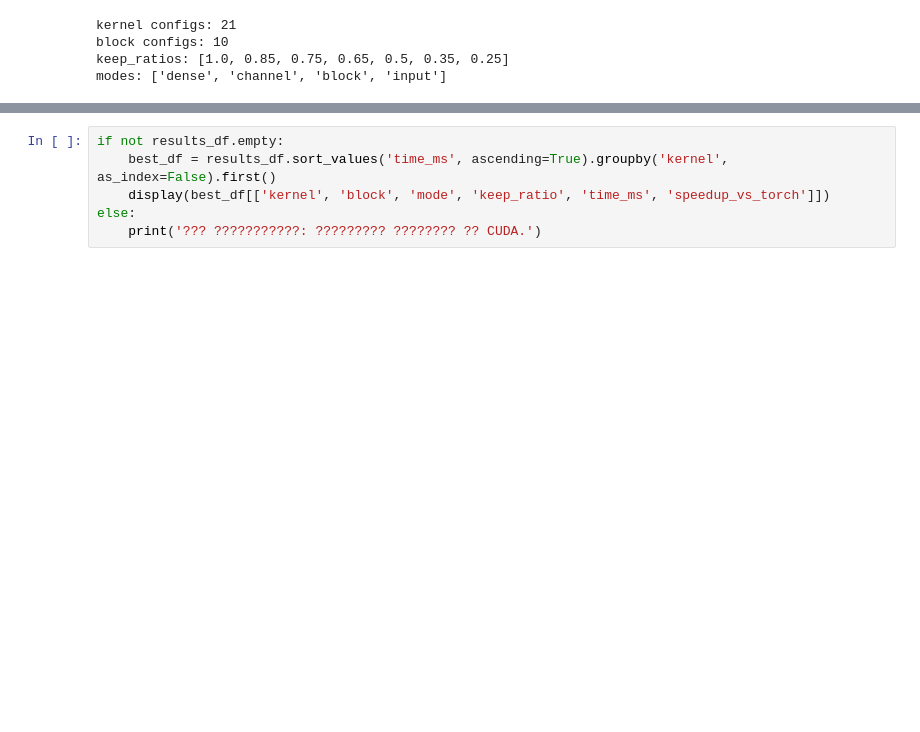
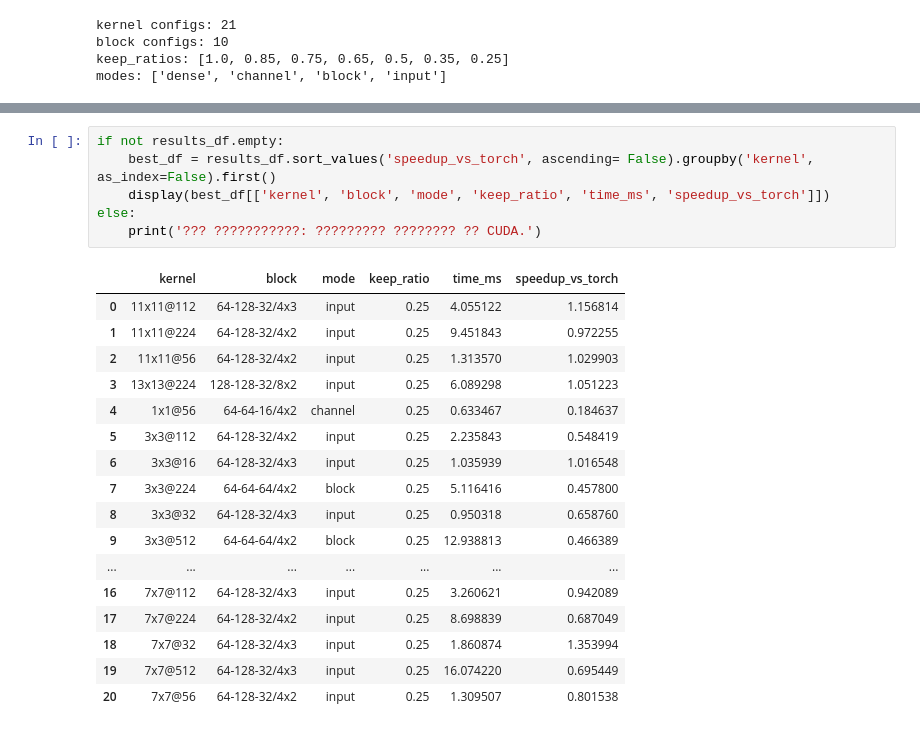
Before and after one commit to manzhura/conv2d-img2col-gemm, a Jupyter notebook: notebooks/sparsity_kernel_search.ipynb, the cells around one changed output, grey strips where cells are left out. Cells and saved outputs as stored; diff of their text form; blank space fills up the shorter version.

```diff
--- a/notebooks/sparsity_kernel_search.ipynb
+++ b/notebooks/sparsity_kernel_search.ipynb
@@ -230,9 +242,27 @@ KeyboardInterrupt
 # %%
 if not results_df.empty:
-    best_df = results_df.sort_values('time_ms', ascending=True).groupby('kernel', as_index=False).first()
+    best_df = results_df.sort_values('speedup_vs_torch', ascending= False).groupby('kernel', as_index=False).first()
     display(best_df[['kernel', 'block', 'mode', 'keep_ratio', 'time_ms', 'speedup_vs_torch']])
 else:
     print('??? ???????????: ????????? ???????? ?? CUDA.')
+# %% [output]
+|  | kernel | block | mode | keep_ratio | time_ms | speedup_vs_torch |
+| 0 | 11x11@112 | 64-128-32/4x3 | input | 0.25 | 4.055122 | 1.156814 |
+| 1 | 11x11@224 | 64-128-32/4x2 | input | 0.25 | 9.451843 | 0.972255 |
+| 2 | 11x11@56 | 64-128-32/4x2 | input | 0.25 | 1.313570 | 1.029903 |
+| 3 | 13x13@224 | 128-128-32/8x2 | input | 0.25 | 6.089298 | 1.051223 |
+| 4 | 1x1@56 | 64-64-16/4x2 | channel | 0.25 | 0.633467 | 0.184637 |
+| 5 | 3x3@112 | 64-128-32/4x2 | input | 0.25 | 2.235843 | 0.548419 |
+| 6 | 3x3@16 | 64-128-32/4x3 | input | 0.25 | 1.035939 | 1.016548 |
+| 7 | 3x3@224 | 64-64-64/4x2 | block | 0.25 | 5.116416 | 0.457800 |
+| 8 | 3x3@32 | 64-128-32/4x3 | input | 0.25 | 0.950318 | 0.658760 |
+| 9 | 3x3@512 | 64-64-64/4x2 | block | 0.25 | 12.938813 | 0.466389 |
+| ... | ... | ... | ... | ... | ... | ... |
+| 16 | 7x7@112 | 64-128-32/4x3 | input | 0.25 | 3.260621 | 0.942089 |
+| 17 | 7x7@224 | 64-128-32/4x2 | input | 0.25 | 8.698839 | 0.687049 |
+| 18 | 7x7@32 | 64-128-32/4x3 | input | 0.25 | 1.860874 | 1.353994 |
+| 19 | 7x7@512 | 64-128-32/4x3 | input | 0.25 | 16.074220 | 0.695449 |
+| 20 | 7x7@56 | 64-128-32/4x2 | input | 0.25 | 1.309507 | 0.801538 |
 # %%
 if not results_df.empty:
     out_all = Path('notebooks/sparsity_kernel_search_results.csv')
```
Also changed, not shown: parts of 4 cells of this notebook, 11 other files.
